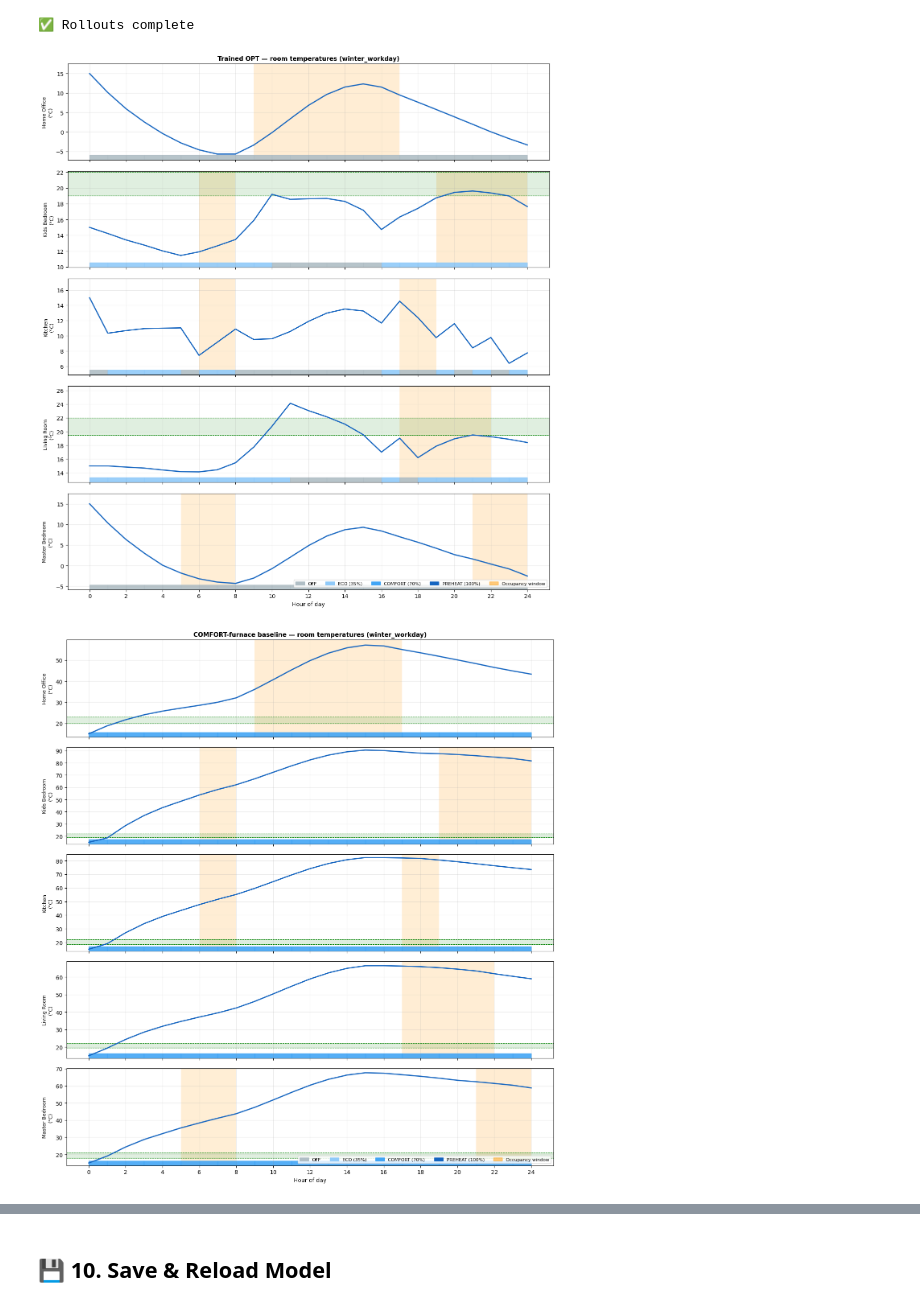
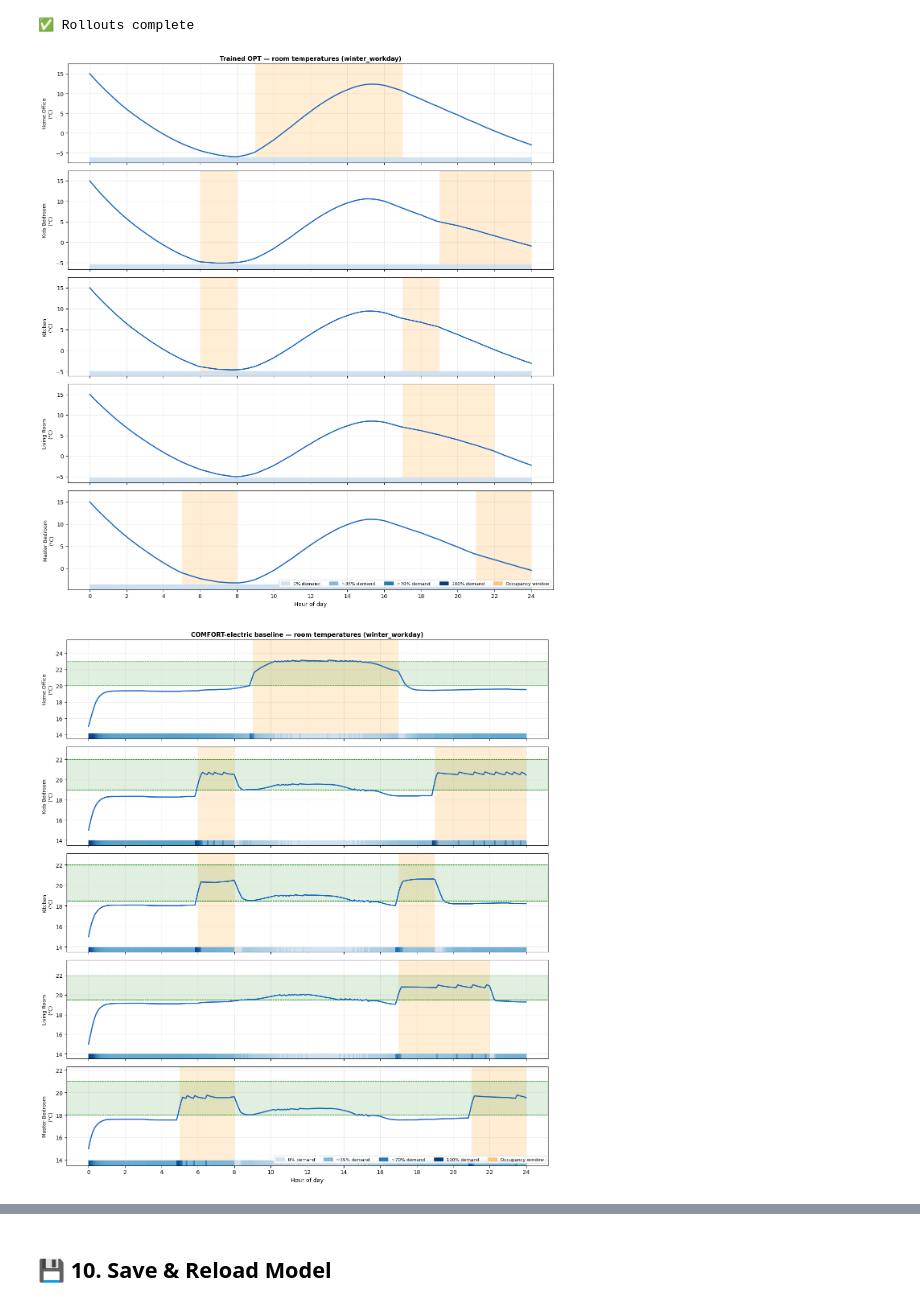
Before and after one commit to uatragada/IntelliWarm, a Jupyter notebook: notebooks/opt_heating_policy_training.ipynb, the cells around one changed output, grey strips where cells are left out. Saved outputs shown, nothing was run; the diff lists cells and outputs as text; code cells hidden in the pictures.

```diff
--- a/notebooks/opt_heating_policy_training.ipynb
+++ b/notebooks/opt_heating_policy_training.ipynb
@@ -970,7 +960,7 @@ ep_idx = np.arange(len(logger.ep_rewards))
 METRICS = [
     (logger.ep_rewards,    "Episode Reward (↑ better)",          "#1565C0"),
     (logger.ep_costs,      "Episode Energy Cost $ (↓ better)",   "#AD1457"),
-    (logger.ep_violations, "Comfort Violation (↓ better)",        "#2E7D32"),
+    (logger.ep_violations, "Reported Comfort Violation (↓ better)", "#2E7D32"),
 ]
 
 for ax, (data, title, color) in zip(axes, METRICS):
@@ -1004,13 +994,13 @@ def policy_trained_opt(obs: np.ndarray, info: dict) -> list:
 
 # ── Evaluate ──────────────────────────────────────────────────────────────────
 print("Evaluating trained OPT policy …")
-trained_results = eval_policy_all_scenarios("trained_opt", policy_trained_opt, n_seeds=5)
+trained_results = eval_policy_all_scenarios("trained_opt", policy_trained_opt)
 
 all_results = dict(baseline_results)
 all_results["trained_opt"] = trained_results
 
 # Print comparison table
-print("\n─── Final policy comparison (mean over seeds × scenarios) ───")
+print("\n─── Final policy comparison (mean over scenarios) ───")
 print(f"{'Policy':22s}  {'Reward':>10}  {'Cost $':>10}  {'Violation':>10}")
 print("─" * 60)
 all_names = list(BASELINE_POLICIES.keys()) + ["trained_opt"]
@@ -1093,7 +1083,7 @@ def full_rollout(policy_fn, scenario_name: str, seed: int = 0):
     step_costs_elec = []
     step_costs_gas  = []
     step_violations = []
-    hours = list(range(target.horizon_steps))
+    elapsed_hours = np.arange(target.horizon_steps) * (target.step_minutes / 60.0)
 
     while True:
         act = policy_fn(obs, info)
@@ -1111,7 +1101,7 @@ def full_rollout(policy_fn, scenario_name: str, seed: int = 0):
 
         step_costs_elec.append(info.get("electric_cost", 0.0))
         step_costs_gas.append(info.get("gas_cost", 0.0))
-        step_violations.append(info.get("comfort_violation", 0.0))
+        step_violations.append(info.get("reported_comfort_violation", info.get("comfort_violation", 0.0)))
 
         if terminated or truncated:
             break
@@ -1120,16 +1110,17 @@ def full_rollout(policy_fn, scenario_name: str, seed: int = 0):
     return {
         "room_names": room_names_sorted,
         "zone_names": zone_names_sorted,
-        "temps": temps,          # dict room→list[float] (25 values: t0 + 24 steps)
-        "actions": actions,      # dict room→list[float] (24 values)
-        "sources": sources,      # dict zone→list[int]   (24 values)
+        "temps": temps,          # dict room→list[float] (t0 + horizon_steps values)
+        "actions": actions,      # dict room→list[float] (horizon_steps values)
+        "sources": sources,      # dict zone→list[int]   (horizon_steps values)
+        "elapsed_hours": elapsed_hours,
         "elec_cost": step_costs_elec,
         "gas_cost":  step_costs_gas,
         "violations": step_violations,
     }
 
 rollout_opt  = full_rollout(policy_trained_opt,  "winter_workday")
-rollout_base = full_rollout(policy_furnace_comfort, "winter_workday")
+rollout_base = full_rollout(policy_comfort_electric, "winter_workday")
 print("✅ Rollouts complete")
 # %% [output]
 ✅ Rollouts complete
@@ -1146,10 +1137,11 @@ def plot_temperatures(data: dict, title: str, scenario=winter_workday, ax_array=
         axes = ax_array
         fig = None
 
-    hours_temp = np.arange(scenario.horizon_steps + 1)  # 0 … 24
-    hours_act  = np.arange(1, scenario.horizon_steps + 1)  # 1 … 24
+    step_hours = scenario.step_minutes / 60.0
+    hours_temp = np.arange(scenario.horizon_steps + 1) * step_hours
+    hours_act  = np.arange(scenario.horizon_steps) * step_hours
 
-    ACTION_CMAP = {0.00: "#B0BEC5", 0.35: "#90CAF9", 0.70: "#42A5F5", 1.00: "#1565C0"}
+    action_cmap = plt.cm.Blues
 
     for ax, room in zip(axes, room_names):
         temps_r = data["temps"][room]
@@ -1159,50 +1151,52 @@ def plot_temperatures(data: dict, title: str, scenario=winter_workday, ax_array=
         # Shade occupancy periods
         occ_predictor = OccupancyPredictor(room, rc.occupancy_schedule)
         for h in range(scenario.horizon_steps):
-            ts = scenario.start_time + timedelta(hours=h)
+            ts = scenario.start_time + timedelta(minutes=scenario.step_minutes * h)
             occ = occ_predictor.predict(ts)
             if occ > 0.3:
-                ax.axvspan(h, h + 1, alpha=0.08 + 0.10 * occ, color="#FF9800", lw=0)
+                x0 = h * step_hours
+                ax.axvspan(x0, x0 + step_hours, alpha=0.08 + 0.10 * occ, color="#FF9800", lw=0)
 
         # Comfort band
         ax.axhspan(rc.target_min_temp, rc.target_max_temp, alpha=0.12, color="green", label="Comfort band")
         ax.axhline(rc.target_min_temp, color="green", lw=0.8, ls="--")
         ax.axhline(rc.target_max_temp, color="green", lw=0.8, ls="--")
 
         # Temperature trace
         ax.plot(hours_temp, temps_r, lw=2, color="#1565C0", label="Room temp")
 
-        # Action power bars (secondary y-axis style: hatched bars)
+        # Continuous action power bars
         for h, act in enumerate(acts_r):
-            col = ACTION_CMAP.get(round(act, 2), "#B0BEC5")
-            ax.axvspan(h, h + 1, ymin=0, ymax=0.05, color=col, alpha=0.9)
+            col = action_cmap(0.20 + 0.75 * act)
+            x0 = h * step_hours
+            ax.axvspan(x0, x0 + step_hours, ymin=0, ymax=0.05, color=col, alpha=0.95)
 
         ax.set_ylabel(f"{rc.display_name}\n(°C)", fontsize=9)
         ax.set_ylim(min(temps_r) - 1.5, max(temps_r) + 2.5)
         ax.grid(True, alpha=0.25)
 
     axes[0].set_title(title, fontsize=11, fontweight="bold")
     axes[-1].set_xlabel("Hour of day")
-    axes[-1].set_xticks(range(0, 25, 2))
+    axes[-1].set_xticks(np.arange(0, 25, 2))
 
     legend_patches = [
-        mpatches.Patch(color="#B0BEC5", label="OFF"),
-        mpatches.Patch(color="#90CAF9", label="ECO (35%)"),
-        mpatches.Patch(color="#42A5F5", label="COMFORT (70%)"),
-        mpatches.Patch(color="#1565C0", label="PREHEAT (100%)"),
+        mpatches.Patch(color=action_cmap(0.20), label="0% demand"),
+        mpatches.Patch(color=action_cmap(0.45), label="~35% demand"),
+        mpatches.Patch(color=action_cmap(0.72), label="~70% demand"),
+        mpatches.Patch(color=action_cmap(0.95), label="100% demand"),
         mpatches.Patch(color="#FF9800", alpha=0.5, label="Occupancy window"),
     ]
     axes[-1].legend(handles=legend_patches, ncol=5, fontsize=8, loc="lower right")
 
     if fig is not None:
         plt.tight_layout()
         plt.show()
 
 plot_temperatures(rollout_opt,  "Trained OPT — room temperatures (winter_workday)")
-plot_temperatures(rollout_base, "COMFORT-furnace baseline — room temperatures (winter_workday)")
+plot_temperatures(rollout_base, "COMFORT-electric baseline — room temperatures (winter_workday)")
 # %% [output]
-[figure, old version]
+[figure, new version]
-[figure, old version]
+[figure, new version]
 # %%
 # ── Figure 2: Zone heat-source choices & cost breakdown ──────────────────────
 fig, axes = plt.subplots(2, 2, figsize=(14, 7))
```
Also changed, not shown: parts of 24 cells of this notebook, 19 other files.
